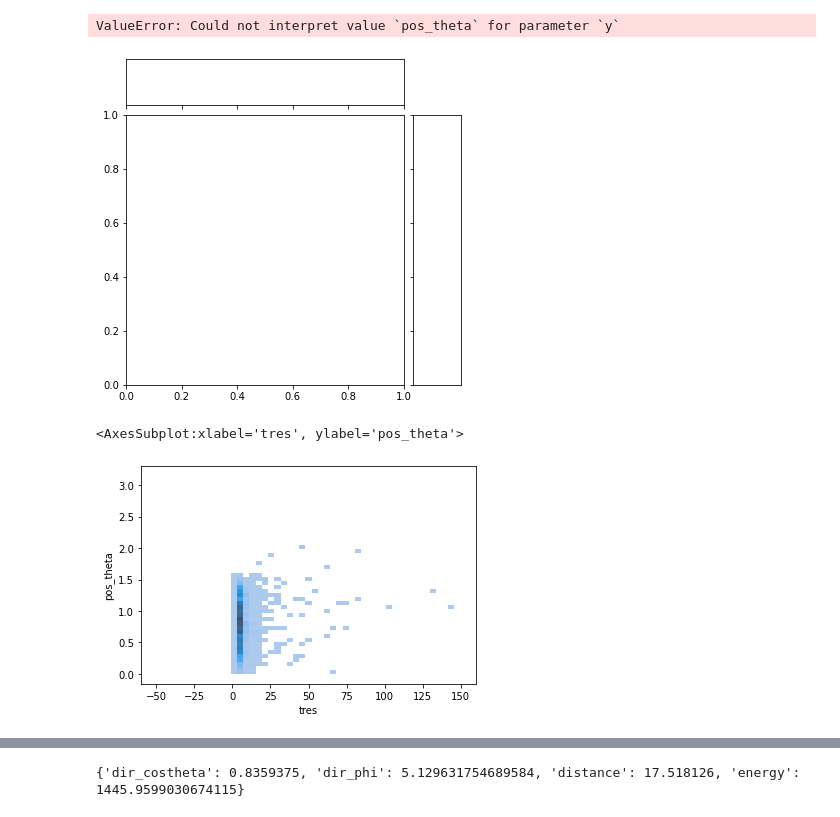
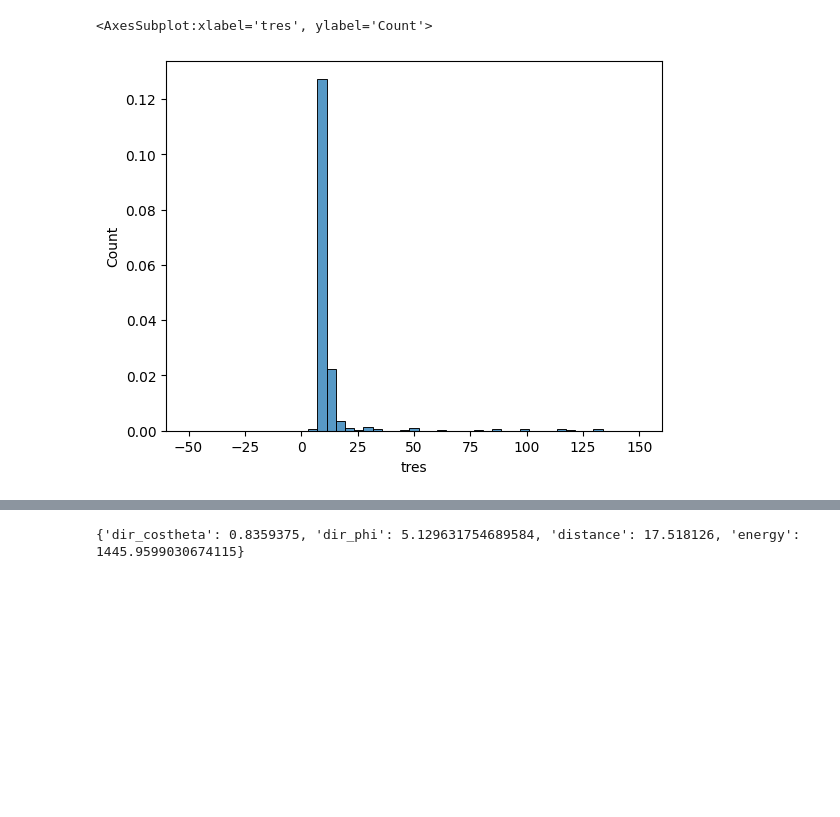
Before and after one commit to chrhck/NeutrinoTelescopes, a Jupyter notebook: notebooks/fit_normalizing_flow.ipynb, the cells around one changed output, grey strips where cells are left out. Saved outputs shown, nothing was run; the diff lists cells and outputs as text; code cells hidden in the pictures; blank space fills up the shorter version.

```diff
--- a/notebooks/fit_normalizing_flow.ipynb
+++ b/notebooks/fit_normalizing_flow.ipynb
@@ -372,5 +395,5 @@ labels
 # %%
-data_df, labels = read_photon_table_hdf_unweighted("../assets/photon_table.hd5", 30)
+data_df, labels = read_photon_table_hdf_unweighted("../assets/photon_table.hd5", 10)
 
 fig=plt.figure(figsize=(8,6))
 helper_fns.visualize_pdf(
@@ -381,4 +404,9 @@ helper_fns.visualize_pdf(
     bounds=[[-50, 150], [0, np.pi], [0, 2*np.pi]],
     #s2_norm="lambert"
     );
+
+sph = cart_to_sph(data_df["pos_x"] / 0.21, data_df["pos_y"] / 0.21, data_df["pos_z"] / 0.21)
+data_df["pos_theta"] = sph[:, 0]
+data_df["pos_phi"] = sph[:, 1]
+corner.corner(data_df.loc[:, ["tres", "pos_theta", "pos_phi"]], range=[[-50, 150], [0, np.pi], [0, 2*np.pi]], weights=data_df["weight"]);
 # %% [output]
@@ -396,16 +435,11 @@ sns.jointplot(data=data_df, x="tres", y="pos_costheta", kind="hist", weights=dat
-# %%
-sns.jointplot(data=data_df, x="pos_phi", y="pos_theta", kind="hist", weights=data_df["weight"], bins=(np.linspace(0, 2*np.pi, 20), np.linspace(0, np.pi, 20)))
-# %% [output]
-ValueError: Could not interpret value `pos_theta` for parameter `y`
-[figure, removed]
 # %%
 
 sph = cart_to_sph(data_df["pos_x"] / 0.21, data_df["pos_y"] / 0.21, data_df["pos_z"] / 0.21)
 data_df["pos_theta"] = sph[:, 0]
 data_df["pos_phi"] = sph[:, 1]
 
-#sns.histplot(data=data_df, x="tres", weights=data_df["weight"], bins=(np.linspace(-50, 150, 50)))
-sns.histplot(data=data_df, x="tres", y="pos_theta", weights=data_df["weight"], bins=(np.linspace(-50, 150, 50), np.linspace(0, np.pi, 50)))
+sns.histplot(data=data_df, x="tres", weights=data_df["weight"], bins=(np.linspace(-50, 150, 50)))
+#sns.histplot(data=data_df, x="tres", y="pos_theta", weights=data_df["weight"], bins=(np.linspace(-50, 150, 50), np.linspace(0, np.pi, 50)))
 # %% [output]
-<AxesSubplot:xlabel='tres', ylabel='pos_theta'>
+<AxesSubplot:xlabel='tres', ylabel='Count'>
-[figure, old version]
+[figure, new version]
```
Also changed, not shown: parts of 10 cells of this notebook, 1 other file.
